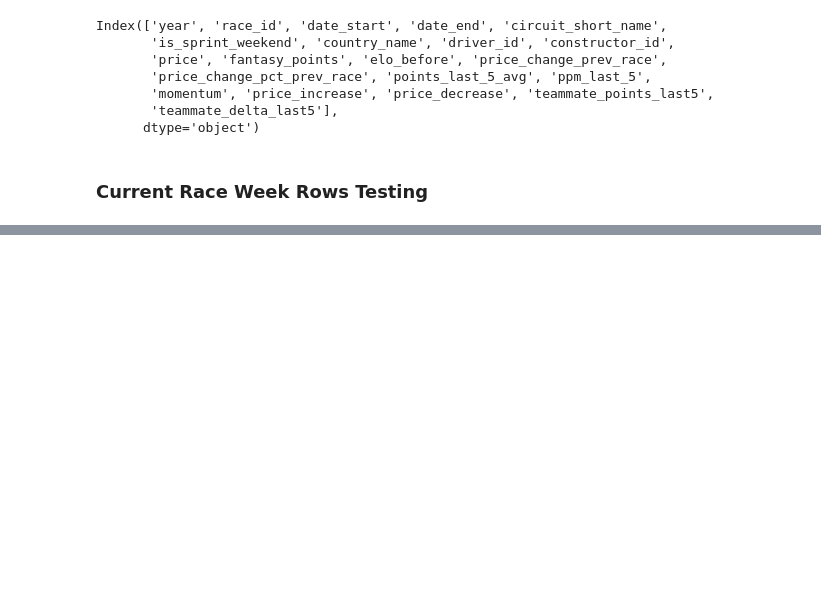
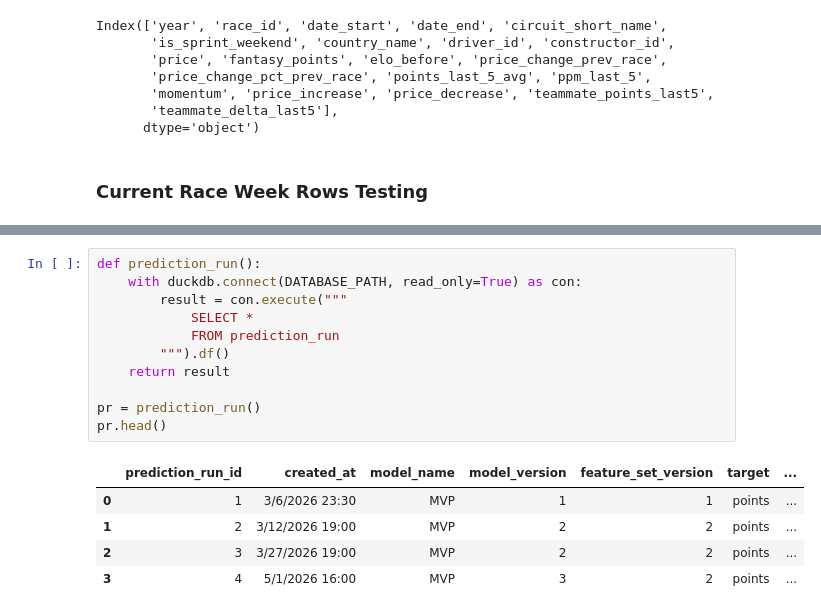
Before and after one commit to jguptil1/F1Fantasy, a Jupyter notebook: src/ingestion/database_testing.ipynb, the cells around one changed output, grey strips where cells are left out. Saved outputs shown, nothing was run; the diff lists cells and outputs as text; blank space fills up the shorter version.

```diff
--- a/src/ingestion/database_testing.ipynb
+++ b/src/ingestion/database_testing.ipynb
@@ -1596,0 +1637,17 @@ current_week.head(30)
+# %%
+def prediction_run():
+    with duckdb.connect(DATABASE_PATH, read_only=True) as con:
+        result = con.execute("""
+            SELECT *
+            FROM prediction_run
+        """).df()
+    return result
+
+pr = prediction_run()
+pr.head()
+# %% [output]
+|  | prediction_run_id | created_at | model_name | model_version | feature_set_version | target | ... |
+| 0 | 1 | 3/6/2026 23:30 | MVP | 1 | 1 | points | ... |
+| 1 | 2 | 3/12/2026 19:00 | MVP | 2 | 2 | points | ... |
+| 2 | 3 | 3/27/2026 19:00 | MVP | 2 | 2 | points | ... |
+| 3 | 4 | 5/1/2026 16:00 | MVP | 3 | 2 | points | ... |
```
Also changed, not shown: parts of 4 cells of this notebook, 9 other files.
